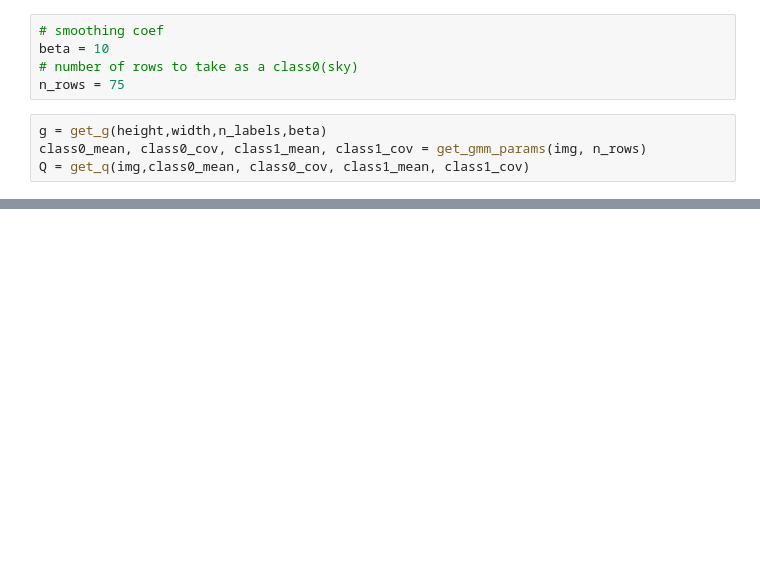
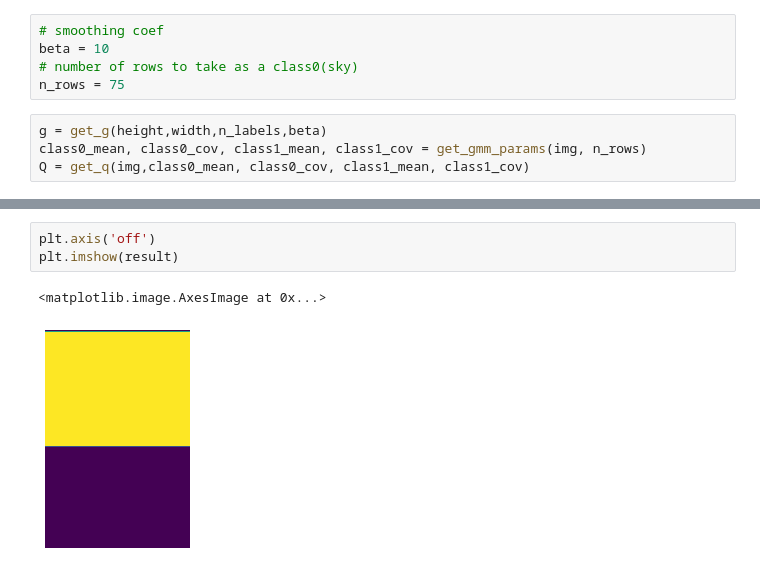
Before and after one commit to Ruslan3584/structural_pattern_recognition, a Jupyter notebook: lab3/lab3.ipynb, the cells around one changed output, grey strips where cells are left out. Cells and saved outputs as stored; diff of their text form; blank space fills up the shorter version.

```diff
--- a/lab3/lab3.ipynb
+++ b/lab3/lab3.ipynb
@@ -40,0 +80,6 @@ for _ in range(10**3):
+# %%
+plt.axis('off')
+plt.imshow(result)
+# %% [output]
+<matplotlib.image.AxesImage at 0x...>
+[figure, added]
```
Also changed, not shown: parts of 10 cells of this notebook, 2 other files.
